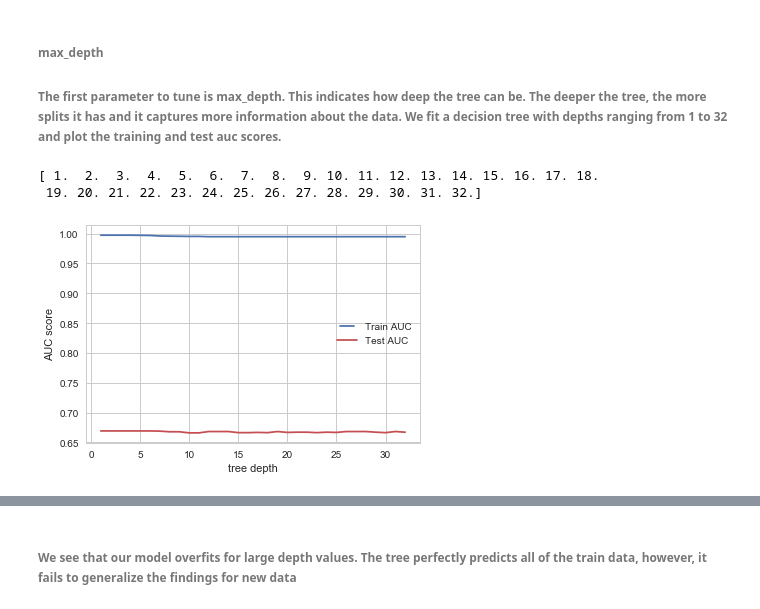
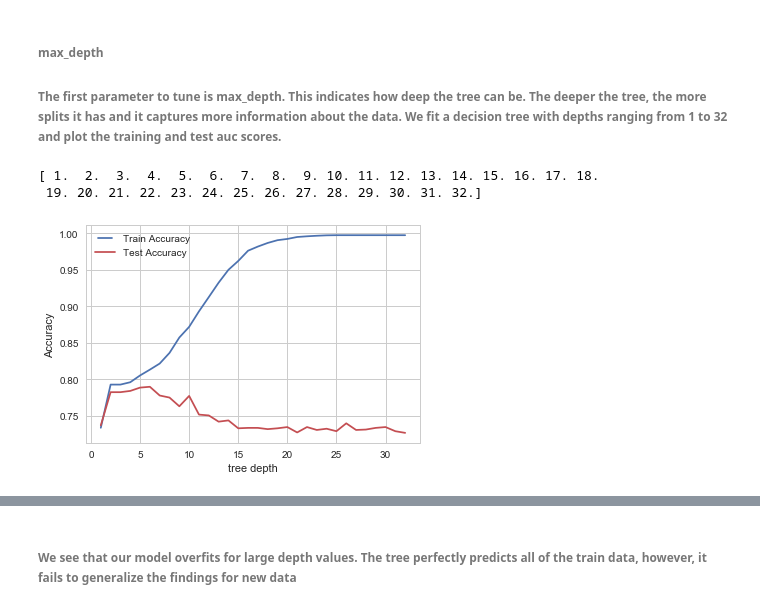
Before and after one commit to nov012017/Code, a Jupyter notebook: Python/Kaggle/TELCO/Telco_Python_DecisionTree.ipynb, the cells around one changed output, grey strips where cells are left out. Cells and saved outputs as stored; diff of their text form; code cells hidden in the pictures.

Commit message:
Telco Decision Tree May 30 Evening
Telco Decision Tree May 30 Evening

```diff
--- a/Python/Kaggle/TELCO/Telco_Python_DecisionTree.ipynb
+++ b/Python/Kaggle/TELCO/Telco_Python_DecisionTree.ipynb
@@ -62,9 +48,17 @@ SyntaxError: invalid character in identifier (<ipython-input-86-095c731ee1c2>, l
 churn['gender'].mode()[0]
 # %% [output]
 'Male'
+# %%
+## Feature Engineering
+churn.insert(0, "Charges", 0)
+total_rows = churn['Churn'].count()
+for i in range(0,total_rows):
+    churn.loc[i,"Charges"]=churn.loc[i,"tenure"]/churn.loc[i,"MonthlyCharges"]
 # %%
 churn.drop("customerID", axis = 1, inplace=True)
 churn.drop("TotalCharges", axis = 1,  inplace=True)
+churn.drop("tenure",axis=1,inplace=True)
+churn.drop("MonthlyCharges",axis=1,inplace=True)
 # %%
 ## Data Type Conversion
 churn["SeniorCitizen"]=churn["SeniorCitizen"].astype(object)
@@ -292,35 +243,93 @@ print(true_positive_rate)
 ###### max_depth
 ###### The first parameter to tune is max_depth. This indicates how deep the tree can be. The deeper the tree, the more splits it has and it captures more information about the data. We fit a decision tree with depths ranging from 1 to 32 and plot the training and test auc scores.
 # %%
+from sklearn.metrics import confusion_matrix
+from sklearn.metrics import classification_report
 max_depths = np.linspace(1, 32, 32, endpoint=True)
 print(max_depths)
-train_results = []
-test_results = []
+train_results_accuracy = []
+test_results_accuracy = []
+train_results_recall = []
+test_results_recall = []
+train_results_precision = []
+test_results_precision = []
+train_results_f1score = []
+test_results_f1score = []
 for max_depth in max_depths:
    #clf = tree.DecisionTreeClassifier()
    dt = tree.DecisionTreeClassifier(max_depth=max_depth)
    dt=dt.fit(X_train, y_train)
    train_pred = dt.predict(X_train)
-   false_positive_rate, true_positive_rate, thresholds = roc_curve(y_train, train_pred)
-   roc_auc = auc(false_positive_rate, true_positive_rate)
+   #false_positive_rate, true_positive_rate, thresholds = roc_curve(y_train, train_pred)
+   #roc_auc = auc(false_positive_rate, true_positive_rate)
    # Add auc score to previous train results
-   train_results.append(roc_auc)
+   #train_results.append(roc_auc)
+   cm_train=confusion_matrix(y_train,train_pred)
+   TP=cm_train[1][1]
+   FP=cm_train[0][1]
+   FN=cm_train[1][0]
+   TN=cm_train[0][0]
+   precision_train=TP/(TP+FP)
+   Recall_train=TP/(TP+FN)
+   Accuracy_train=(TP+TN)/(TP+FP+TN+FN)
+   F1_Score_train=(2*precision_test*Recall_test)/(precision_test+Recall_test)
+   train_results_accuracy.append(Accuracy_train)
+   train_results_recall.append(Recall_train)
+   train_results_precision.append(precision_train)
+   train_results_f1score.append(F1_Score_train)
    y_pred = dt.predict(X_test)
-   false_positive_rate, true_positive_rate, thresholds = roc_curve(y_test, y_pred)
-   roc_auc = auc(false_positive_rate, true_positive_rate)
+   cm_test=confusion_matrix(y_test,y_pred)
+   #false_positive_rate, true_positive_rate, thresholds = roc_curve(y_test, y_pred)
+   #roc_auc = auc(false_positive_rate, true_positive_rate)
    # Add auc score to previous test results
-   test_results.append(roc_auc)
+   #test_results.append(roc_auc)
+
+   TP=cm_test[1][1]
+   FP=cm_test[0][1]
+   FN=cm_test[1][0]
+   TN=cm_test[0][0]
+   precision_test=TP/(TP+FP)
+   Recall_test=TP/(TP+FN)
+   Accuracy_test=(TP+TN)/(TP+FP+TN+FN)
+   F1_Score_test=(2*precision_test*Recall_test)/(precision_test+Recall_test)
+   test_results_accuracy.append(Accuracy_test)
+   test_results_recall.append(Recall_test)
+   test_results_precision.append(precision_test)
+   test_results_f1score.append(F1_Score_test)
 
 from matplotlib.legend_handler import HandlerLine2D
-line1, = plt.plot(max_depths, train_results, 'b' ,label='Train AUC')
-line2, = plt.plot(max_depths, test_results, 'r', label='Test AUC')
+line1, = plt.plot(max_depths, train_results_accuracy, 'b' ,label='Train Accuracy')
+line2, = plt.plot(max_depths, test_results_accuracy, 'r', label='Test Accuracy')
 plt.legend(handler_map={line1: HandlerLine2D(numpoints=2)})
-plt.ylabel('AUC score')
+plt.ylabel('Accuracy')
 plt.xlabel('tree depth')
 plt.show()
 
+from matplotlib.legend_handler import HandlerLine2D
+line1, = plt.plot(max_depths, train_results_recall, 'b' ,label='Train Recall')
+line2, = plt.plot(max_depths, test_results_recall, 'r', label='Test Recall')
+plt.legend(handler_map={line1: HandlerLine2D(numpoints=2)})
+plt.ylabel('Recall')
+plt.xlabel('tree depth')
+plt.show()
+
+from matplotlib.legend_handler import HandlerLine2D
+line1, = plt.plot(max_depths, train_results_precision, 'b' ,label='Train Precision')
+line2, = plt.plot(max_depths, test_results_precision, 'r', label='Test Precision')
+plt.legend(handler_map={line1: HandlerLine2D(numpoints=2)})
+plt.ylabel('Precision')
+plt.xlabel('tree depth')
+plt.show()
+
+from matplotlib.legend_handler import HandlerLine2D
+line1, = plt.plot(max_depths, train_results_f1score, 'b' ,label='Train F1Score')
+line2, = plt.plot(max_depths, test_results_f1score, 'r', label='Test F1Score')
+plt.legend(handler_map={line1: HandlerLine2D(numpoints=2)})
+plt.ylabel('F1 Score')
+plt.xlabel('tree depth')
+plt.show()
 print(test_results)
 # %% [output]
 [ 1.  2.  3.  4.  5.  6.  7.  8.  9. 10. 11. 12. 13. 14. 15. 16. 17. 18.
  19. 20. 21. 22. 23. 24. 25. 26. 27. 28. 29. 30. 31. 32.]
-[figure, old version]
+[figure, new version]
```
Also changed, not shown: parts of 14 cells of this notebook.
